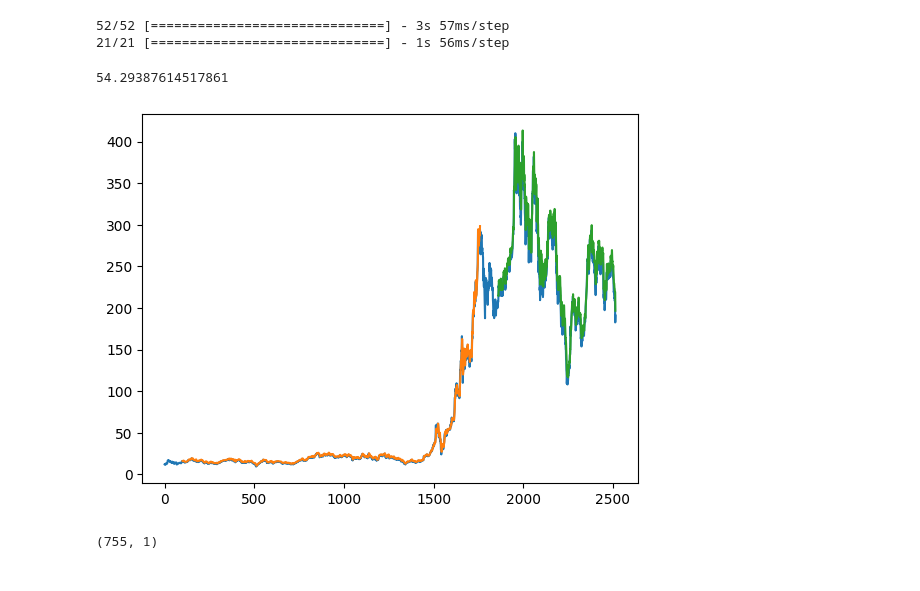
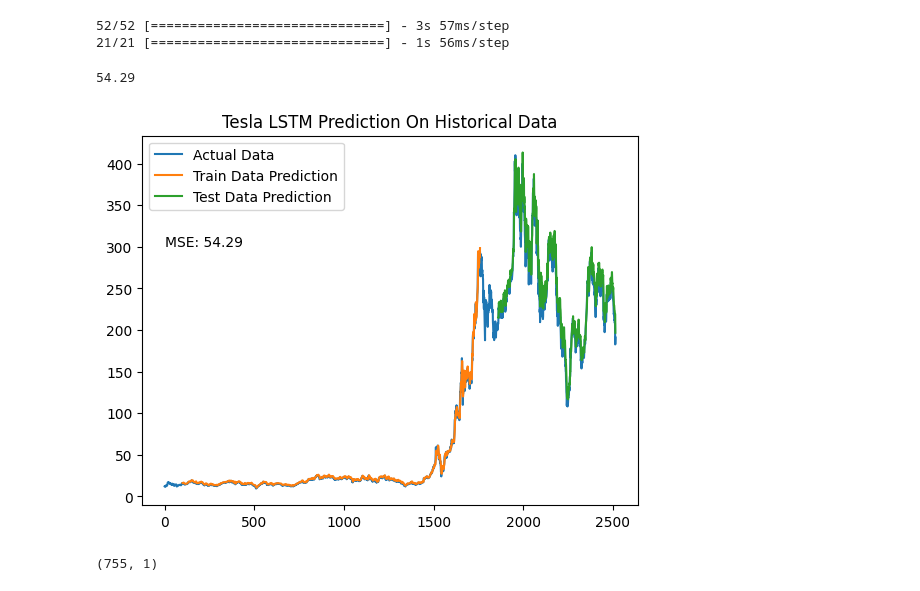
Before and after one commit to satishp0099/ML_On_FinancialMarkets, a Jupyter notebook: LSTM.ipynb, the cells around one changed output. Drawn from its saved outputs; the diff is of its cells as text; code cells hidden in the pictures.

```diff
--- a/LSTM.ipynb
+++ b/LSTM.ipynb
@@ -144,27 +144,31 @@ test_predict=mms.inverse_transform(test_pred)
 # %%
 import math
 from sklearn.metrics import mean_squared_error
-math.sqrt(mean_squared_error(y_train,train_predict))
+MSE = math.sqrt(mean_squared_error(y_train,train_predict))
+round(MSE, 2)
 # %% [output]
-54.29387614517861
+54.29
 # %%
 ### Plotting
 # shift train predictions for plotting
 look_back=100
 trainPredictPlot = np.empty_like(dataClose)
 trainPredictPlot[:, :] = np.nan
 trainPredictPlot[look_back:len(train_predict)+look_back, :] = train_predict
 # shift test predictions for plotting
 testPredictPlot = np.empty_like(dataClose)
 testPredictPlot[:, :] = np.nan
 testPredictPlot[len(train_predict)+(look_back*2)+1:len(dataClose)-1, :] = test_predict
 # plot baseline and predictions
-plt.plot(mms.inverse_transform(dataClose))
-plt.plot(trainPredictPlot)
-plt.plot(testPredictPlot)
+plt.plot(mms.inverse_transform(dataClose), label='Actual Data')
+plt.plot(trainPredictPlot, label='Train Data Prediction')
+plt.plot(testPredictPlot, label = 'Test Data Prediction')
+plt.legend()
+plt.title('Tesla LSTM Prediction On Historical Data')
+plt.text(1, 300, s=f'MSE: {float(round(MSE, 2))}')
 plt.show()
 # %% [output]
-[figure, old version]
+[figure, new version]
 # %%
 test.shape
 # %% [output]
```
Also changed, not shown: parts of 1 cell of this notebook.
